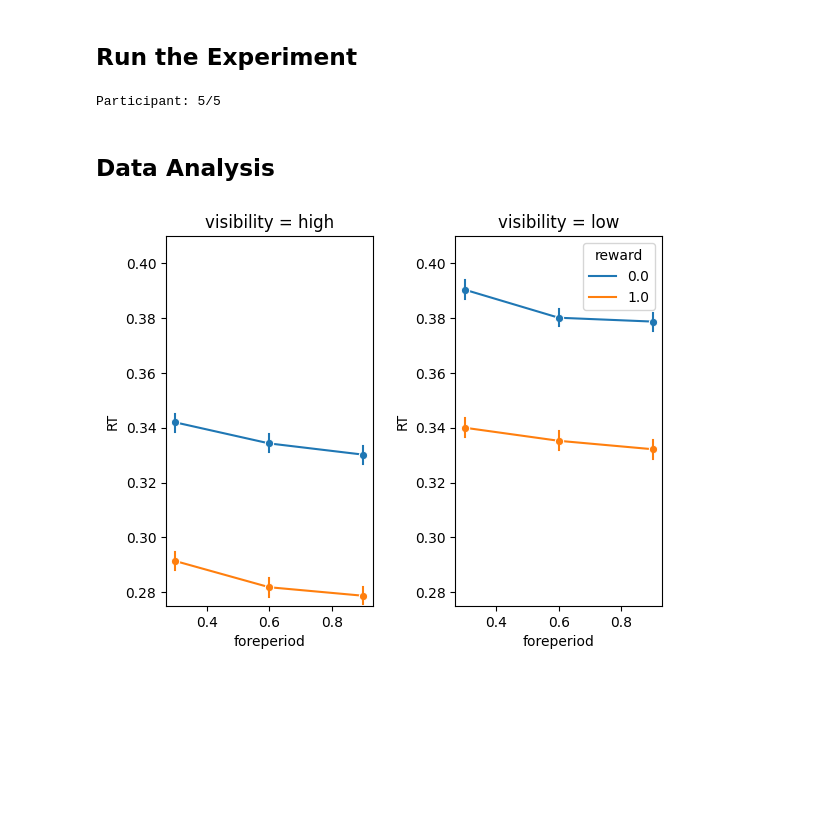
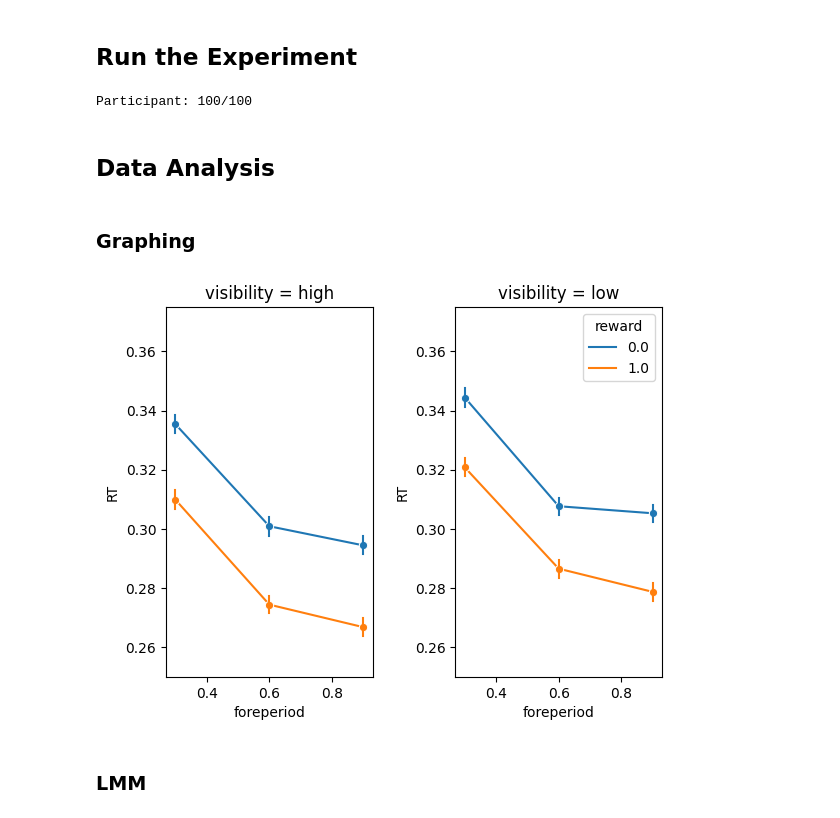
Before and after one commit to oyjuffer/CM-3, a Jupyter notebook: main.ipynb, the cells around one changed output. Saved outputs shown, nothing was run; the diff lists cells and outputs as text; code cells hidden in the pictures; blank space fills up the shorter version.

```diff
--- a/main.ipynb
+++ b/main.ipynb
@@ -20,7 +20,7 @@ import seaborn as sns
 # %%
 t_0 = 0.011
 a = 1.1
-b = 0.2
+b = 0.015
 add_noise = True
 
 def noise(s):
@@ -51 +53,33 @@ def pulses_to_time(pulses, t_0 = t_0, a = a, b = b, add_noise = add_noise):
+# %%
+class ModelWithMotivation(Model):
+    da = 0.5  # distraction activation
+    discount = 0.1 # discount due to motivation drop
+
+    def discount_goal_activation(self):
+        self.ga -= self.discount
+
+    def __str__(self):
+        return "\n=== Model ===\n" \
+        "Time: " + str(self.time) + " s \n" \
+        "Goal:" + str(self.goal) + "\n" \
+        "DM:" + "\n".join([str(c) for c in self.dm]) + "\n" \
+        "ga: " + str(self.ga) + "\n"
+
+    def distraction(self):
+        return self.da + self.noise(self.s) > self.ga + self.noise(self.s)
+
+
+# ACT-R defaults:
+response_time = 0.15  # Time to make a motor response
+perception_time = 0.11 # Time to perceive the stimulus
+
+# Experiment timing:
+distraction_mean_time = 0.3 # average distraction time
+distraction_variation = 0.1 # variation in distraction (uniform)
+focus_loss_probability = 0.2 # probability to lose focus once prepared
+focus_latency = 0.2 # if we decide to stay focussed, we focus for this amount of time
+
+
+def distraction_time():
+    return random.uniform(distraction_mean_time - distraction_variation, distraction_mean_time + distraction_variation)
 # %% [markdown]
@@ -147,33 +204,36 @@ def experiment(participants):
 # %% [markdown]
 ## Run the Experiment
 # %%
-data = experiment(5)
+data = experiment(100)
 # %% [output]
-Participant: 5/5
+Participant: 100/100
 # %% [markdown]
 ## Data Analysis
+# %% [markdown]
+### Graphing
 # %%
-# keep a copy
 dataFrame = pd.DataFrame(data)
 dataFrame.columns = ["participant", "block", "trial", "reward", "visibility", "foreperiod", "location", "RT"]
 
 dataFrame.drop('participant', inplace=True, axis=1)
 dataFrame.drop('block', inplace=True, axis=1)
 dataFrame.drop('trial', inplace=True, axis=1)
-dataFrame.drop('location', inplace=True, axis=1)
+dataFrame.drop('location', inplace=True, axis=1)    # not being considered at the moment
 
 df1 = dataFrame[dataFrame["visibility"] == 1]
 df2 = dataFrame[dataFrame["visibility"] == 0]
 
 fig, ax = plt.subplots(1,2)
 ax1 = sns.lineplot(data=df1, x="foreperiod", y="RT", hue = "reward", ax=ax[0], marker="o", err_style="bars", errorbar=('ci', 95), legend=False)
 ax2 = sns.lineplot(data=df2, x="foreperiod", y="RT", hue = "reward", ax=ax[1], marker="o", err_style="bars", errorbar=('ci', 95))
 
-ax1.set_ylim(0.275, 0.41)
-ax2.set_ylim(0.275, 0.41)
+ax1.set_ylim(0.25, 0.375)
+ax2.set_ylim(0.25, 0.375)
 
 ax1.set(title="visibility = high")
 ax2.set(title="visibility = low")
 fig.subplots_adjust(wspace=0.4)
 # %% [output]
-[figure, old version]
+[figure, new version]
+# %% [markdown]
+### LMM
```
Also changed, not shown: parts of 4 cells of this notebook, 1 other file.
